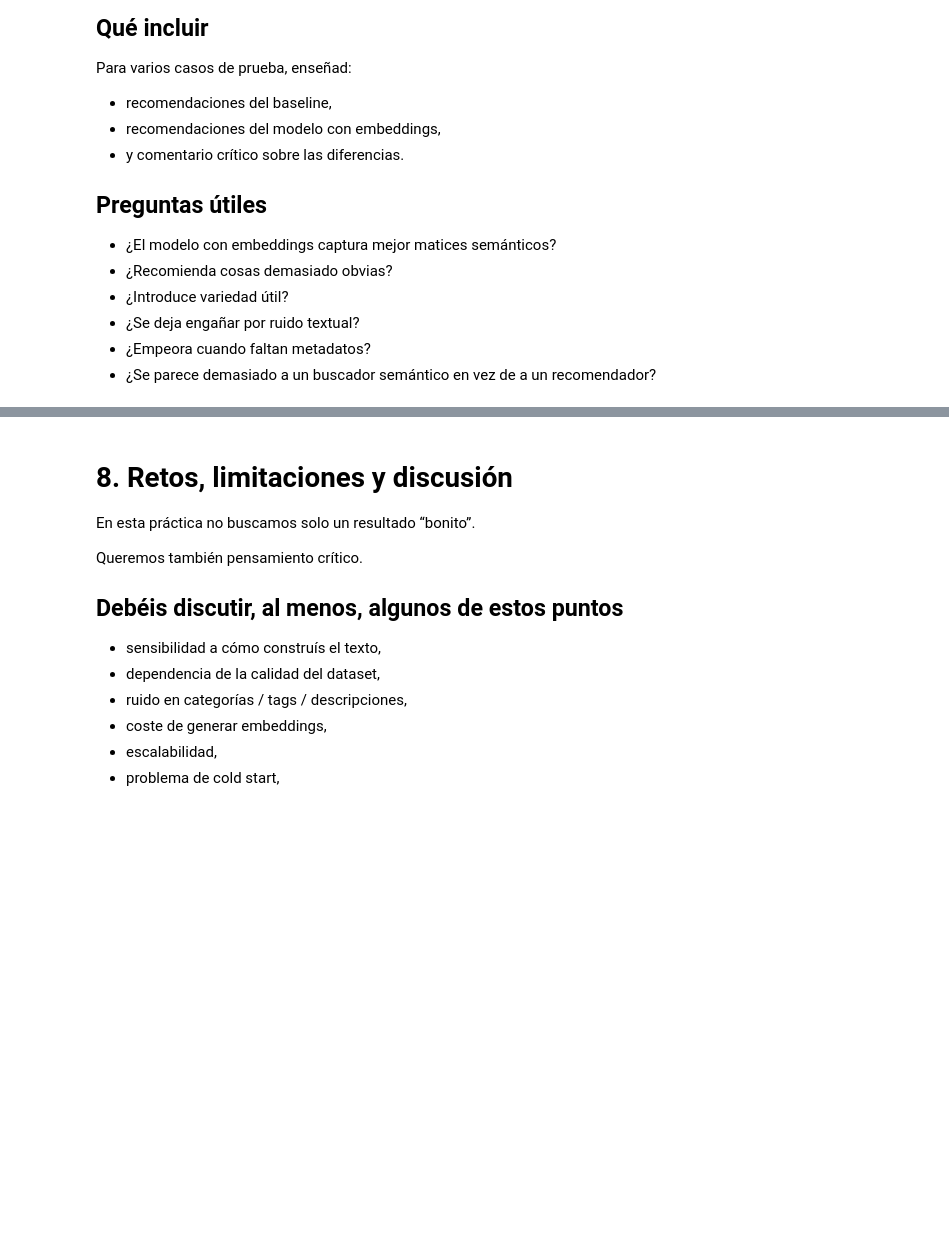
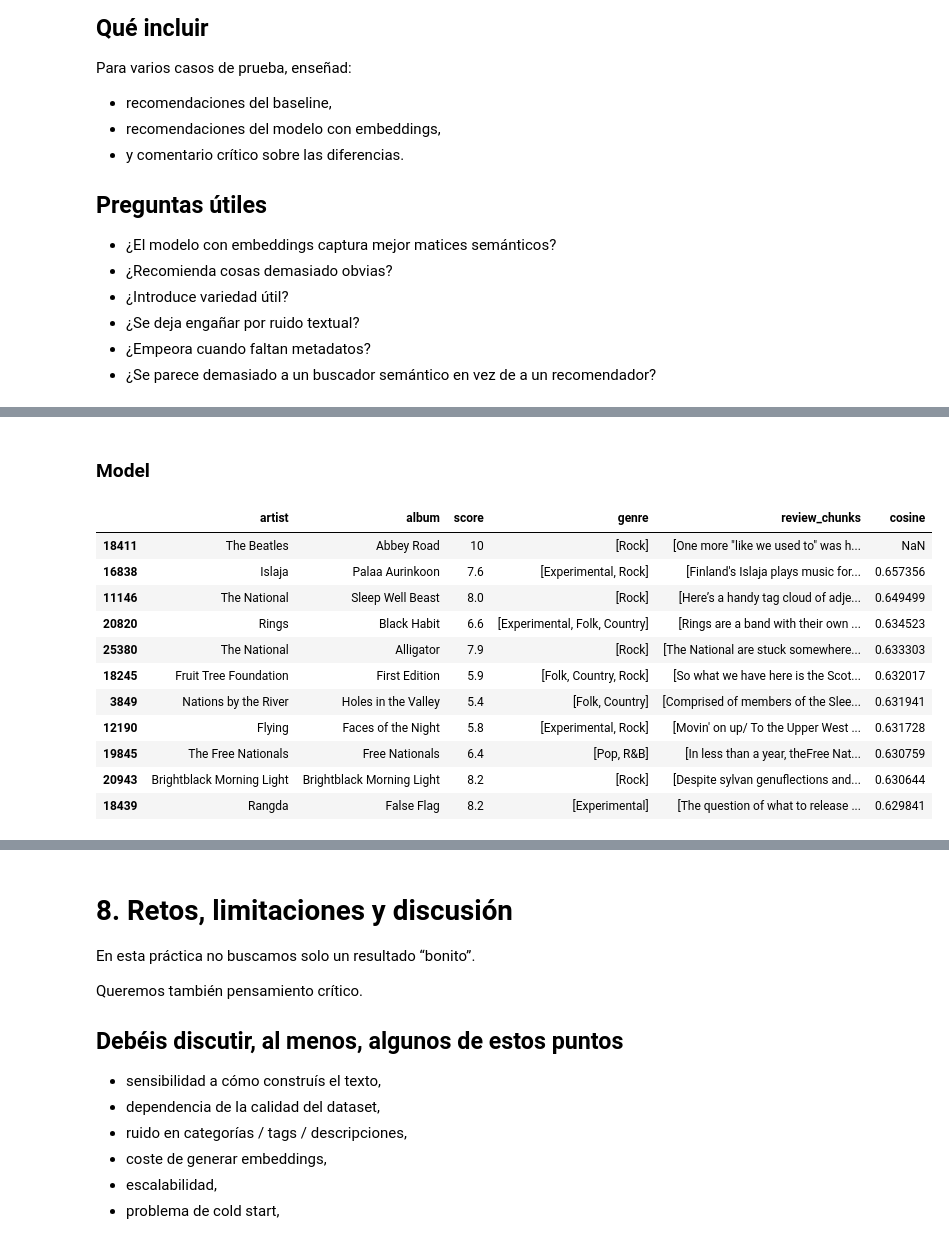
Before and after one commit to carlotaprosper/Music-Recommendator, a Jupyter notebook: enunciado_practica_recomendador_embeddings_modernos.ipynb, the cells around one changed output, grey strips where cells are left out. Drawn from its saved outputs; the diff is of its cells as text; code cells hidden in the pictures; blank space fills up the shorter version.

```diff
--- a/enunciado_practica_recomendador_embeddings_modernos.ipynb
+++ b/enunciado_practica_recomendador_embeddings_modernos.ipynb
@@ -1163,9 +1161,9 @@ pd.concat([original, recommended]) # Concatenate the original album with the rec
 # %%
 embeddings_B = np.load('embeddings/bge_m3_embeddings_B.npy')
 
-cosine_sim_B = cosine_similarity(embeddings_B)
+cosine_sim_B_model = cosine_similarity(embeddings_B)
 
-indices, scores = get_recommendations('American Idiot', cosine_sim_B, music_repres)
+indices, scores = get_recommendations('American Idiot', cosine_sim_B_model, music_repres)
 
 original = music_final[music_final['album'] == "American Idiot"]
 
@@ -1569,0 +1648,27 @@ Para varios casos de prueba, enseñad:
+# %% [markdown]
+### Model
+# %%
+indices, scores = get_recommendations('Abbey Road', cosine_sim_B_model, music_repres)
+
+original = music_final[music_final['album'] == "Abbey Road"]
+
+recommended = music_final.iloc[indices].copy()
+
+recommended['cosine'] = scores
+
+recommended = recommended.sort_values(by='cosine', ascending=False)
+
+pd.concat([original, recommended])
+# %% [output]
+|  | artist | album | score | genre | review_chunks | cosine |
+| 18411 | The Beatles | Abbey Road | 10 | [Rock] | [One more "like we used to" was h... | NaN |
+| 16838 | Islaja | Palaa Aurinkoon | 7.6 | [Experimental, Rock] | [Finland's Islaja plays music for... | 0.657356 |
+| 11146 | The National | Sleep Well Beast | 8.0 | [Rock] | [Here’s a handy tag cloud of adje... | 0.649499 |
+| 20820 | Rings | Black Habit | 6.6 | [Experimental, Folk, Country] | [Rings are a band with their own ... | 0.634523 |
+| 25380 | The National | Alligator | 7.9 | [Rock] | [The National are stuck somewhere... | 0.633303 |
+| 18245 | Fruit Tree Foundation | First Edition | 5.9 | [Folk, Country, Rock] | [So what we have here is the Scot... | 0.632017 |
+| 3849 | Nations by the River | Holes in the Valley | 5.4 | [Folk, Country] | [Comprised of members of the Slee... | 0.631941 |
+| 12190 | Flying | Faces of the Night | 5.8 | [Experimental, Rock] | [Movin' on up/ To the Upper West ... | 0.631728 |
+| 19845 | The Free Nationals | Free Nationals | 6.4 | [Pop, R&B] | [In less than a year, theFree Nat... | 0.630759 |
+| 20943 | Brightblack Morning Light | Brightblack Morning Light | 8.2 | [Rock] | [Despite sylvan genuflections and... | 0.630644 |
+| 18439 | Rangda | False Flag | 8.2 | [Experimental] | [The question of what to release ... | 0.629841 |
```
Also changed, not shown: parts of 33 cells of this notebook.
